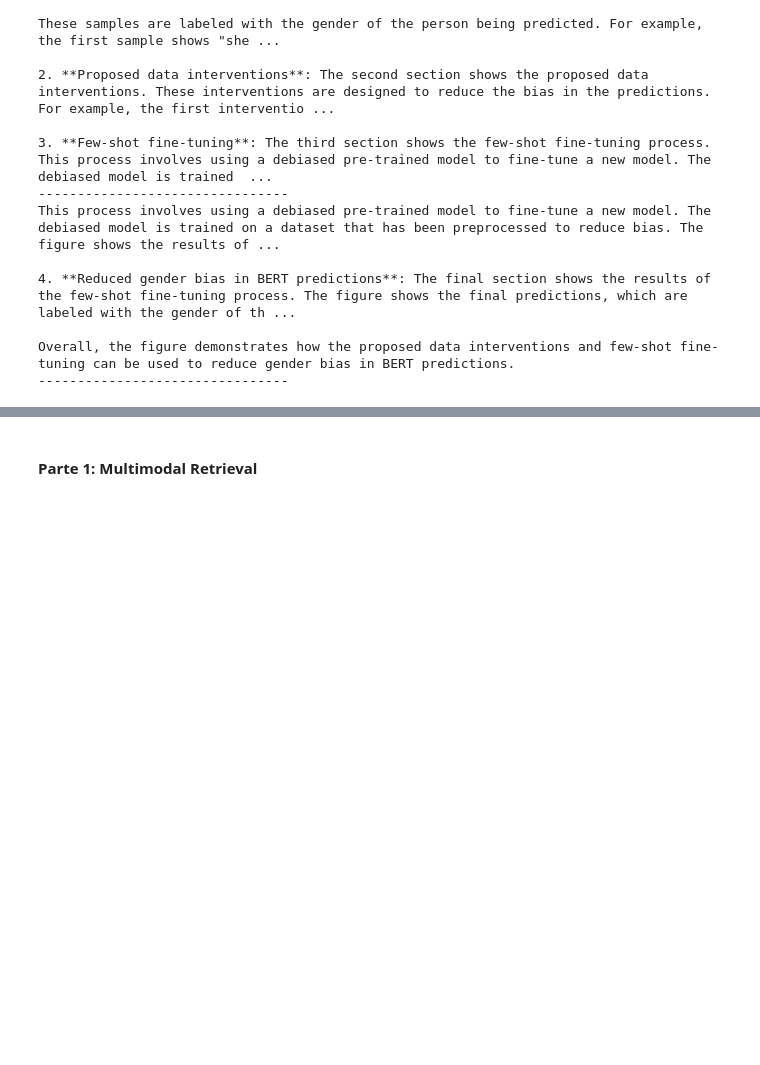
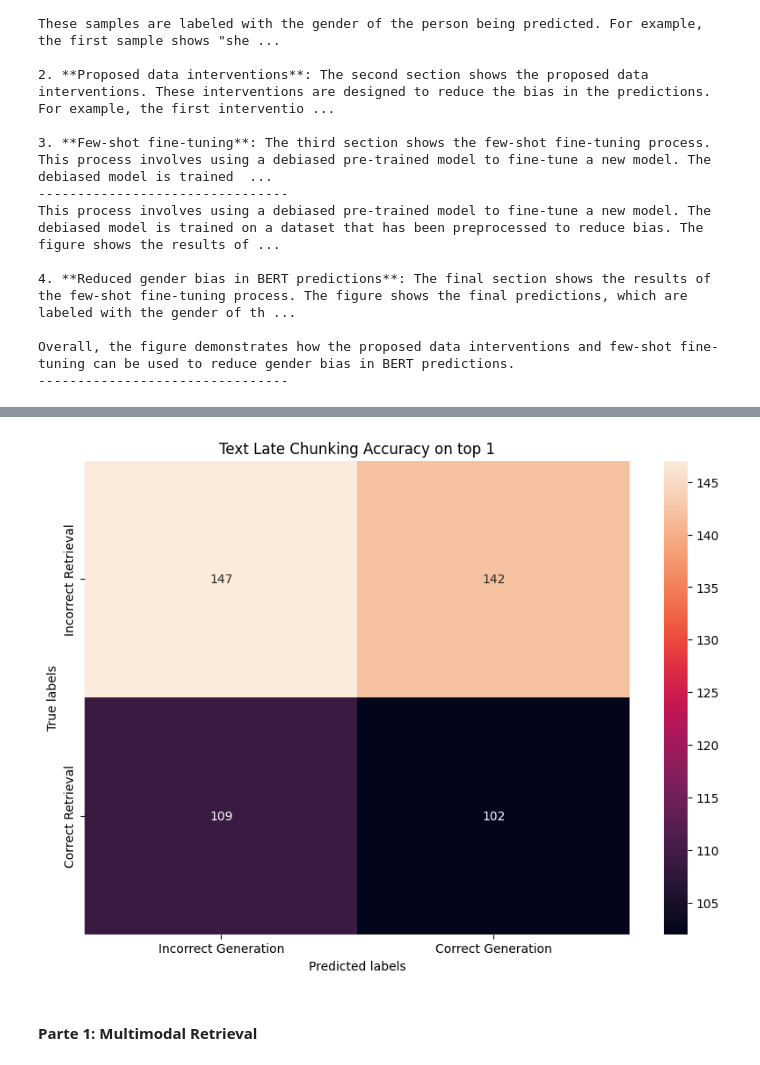
Before and after one commit to Robertogiordano/MultiGraphQA, a Jupyter notebook: notebook.ipynb, the cells around one changed output, grey strips where cells are left out. Saved outputs shown, nothing was run; the diff lists cells and outputs as text; code cells hidden in the pictures; blank space fills up the shorter version.

```diff
--- a/notebook.ipynb
+++ b/notebook.ipynb
@@ -1653,0 +1692,4 @@ Ahoy, matey! I be Gemma, a digital scallywag, a language-slingin' parrot of the
+# %%
+df_generated_visual = df_generated.iloc[:500][['id_real','id_retrieved','gold_answer','generated']]
+df_generated_text_late_interaction = df_generated.iloc[500:1000][['id_real','retrieved','gold_answer','generated']].reset_index(drop=True)
+df_generated_text_late_chunking = df_generated.iloc[1000:][['id_real','id_retrieved', 'gold_answer','generated']].reset_index(drop=True)
@@ -1653,0 +1765,10 @@ Ahoy, matey! I be Gemma, a digital scallywag, a language-slingin' parrot of the
+# %%
+# Split the 'retrieved' column
+df_generated_text_late_chunking[['id_retrieved_top1', 'id_retrieved_top2', 'id_retrieved_top3']] = pd.DataFrame(
+    df_generated_text_late_chunking['id_retrieved'].tolist(),
+    index=df_generated_text_late_chunking.index
+    )
+df_generated_text_late_chunking['id_retrieved_top1'] = df_generated_text_late_chunking['id_retrieved_top1'] == df_generated_text_late_chunking['id_real']
+
+del df_generated_text_late_chunking['id_retrieved_top2']
+del df_generated_text_late_chunking['id_retrieved_top3']
@@ -1653,0 +1783,2 @@ Ahoy, matey! I be Gemma, a digital scallywag, a language-slingin' parrot of the
+# %%
+df_generated_text_late_chunking['correct_generating'] = df_generated_text_late_chunking['gold_answer']==df_generated_text_late_chunking['generated']
@@ -1653,0 +1798,3 @@ Ahoy, matey! I be Gemma, a digital scallywag, a language-slingin' parrot of the
+# %%
+cm = confusion_matrix(df_generated_text_late_chunking['id_retrieved_top1'], df_generated_text_late_chunking['correct_generating'])
+cr=classification_report(df_generated_text_late_chunking['id_retrieved_top1'], df_generated_text_late_chunking['correct_generating'])
@@ -1654,3 +1812,15 @@ Ahoy, matey! I be Gemma, a digital scallywag, a language-slingin' parrot of the
+# %%
+# Plot confusion matrix
+plt.figure(figsize=(10, 7))
+sns.heatmap(cm, annot=True, fmt='g')
+plt.title('Text Late Chunking Accuracy on top 1')
+plt.xlabel('Predicted labels')
+plt.ylabel('True labels')
+plt.yticks([0.5, 1.5], ['Incorrect Retrieval', 'Correct Retrieval'])
+plt.xticks([0.5, 1.5], ['Incorrect Generation', 'Correct Generation'])
+plt.show()
+# %% [output]
+[figure, added]
 # %% [markdown]
 #### **Parte 1: Multimodal Retrieval**
 # %% [markdown]
```
Also changed, not shown: parts of 41 cells of this notebook, 3 other files.
